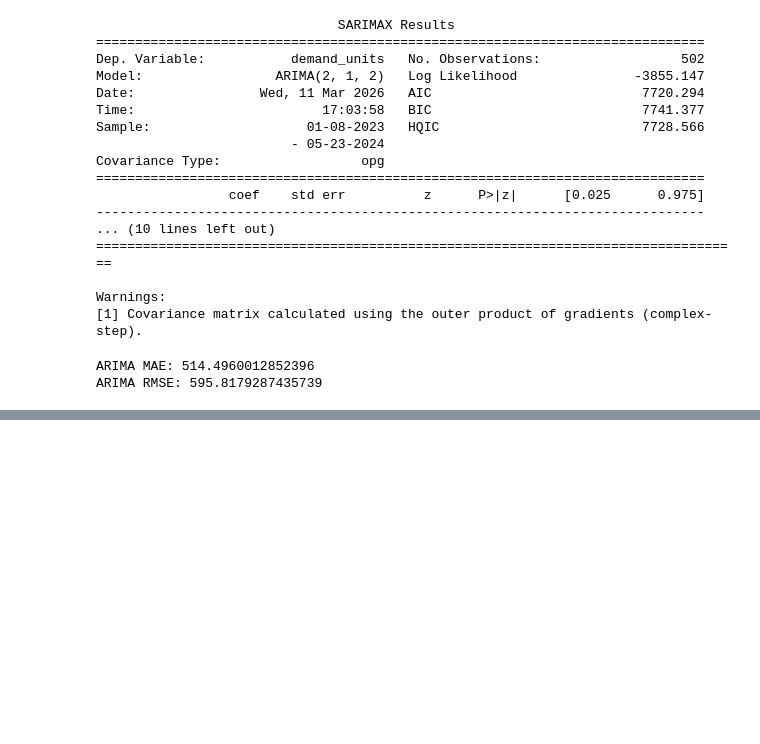
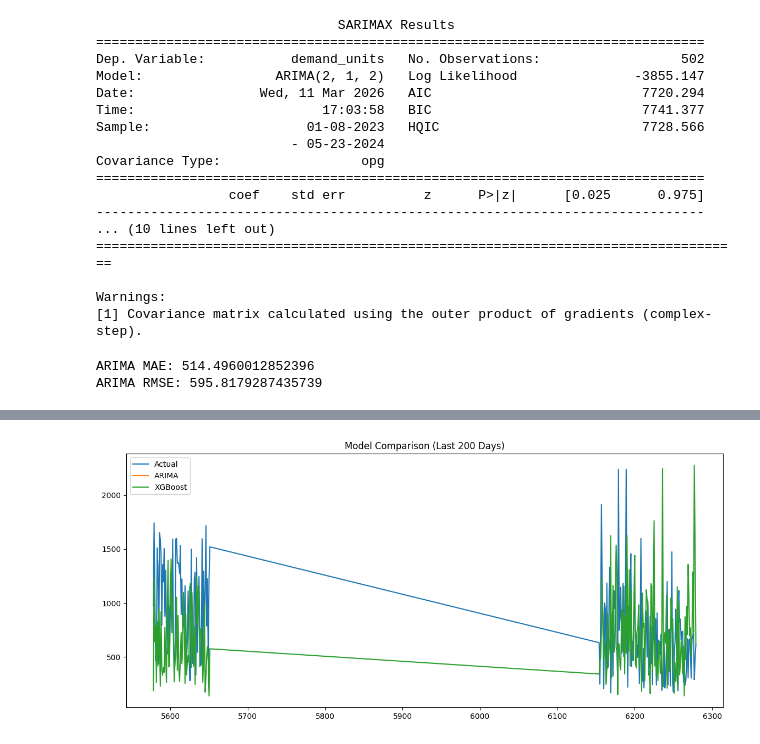
Before and after one commit to mickeygems/supply-demand-forecasting-and-capacity-opitimization, a Jupyter notebook: demand_and_capacity_opti.ipynb, the cells around one changed output, grey strips where cells are left out. Saved outputs shown, nothing was run; the diff lists cells and outputs as text; code cells hidden in the pictures; blank space fills up the shorter version.

```diff
--- a/demand_and_capacity_opti.ipynb
+++ b/demand_and_capacity_opti.ipynb
@@ -590,0 +721,12 @@ y_test = target.iloc[split:]
+# %%
+plt.figure(figsize=(14,6))
+
+plt.plot(y_test.tail(200), label="Actual")
+plt.plot(arima_pred_series.tail(200), label="ARIMA")
+plt.plot(xgb_pred_series.tail(200), label="XGBoost")
+
+plt.legend()
+plt.title("Model Comparison (Last 200 Days)")
+plt.show()
+# %% [output]
+[figure, added]
```
Also changed, not shown: parts of 6 cells of this notebook, 1 other file.
